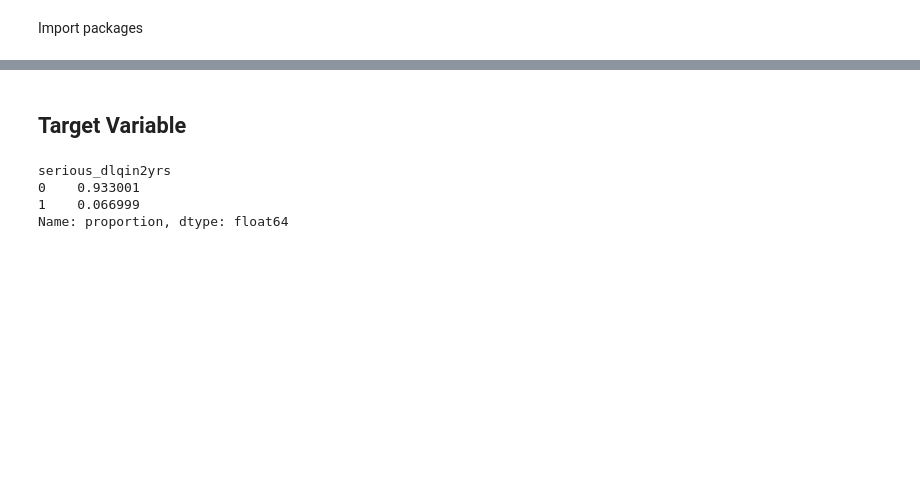
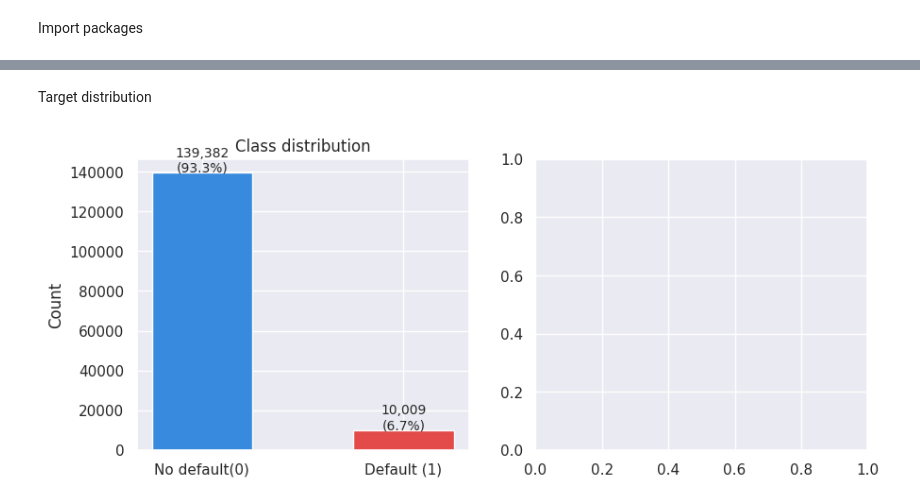
Before and after one commit to dmenezesgabriel/credit-risk-e2e, a Jupyter notebook: notebooks/01_eda.ipynb, the cells around one changed output, grey strips where cells are left out. Saved outputs shown, nothing was run; the diff lists cells and outputs as text; code cells hidden in the pictures; blank space fills up the shorter version.

```diff
--- a/notebooks/01_eda.ipynb
+++ b/notebooks/01_eda.ipynb
@@ -61 +92,6 @@ df.head()
+# %%
+df = df.drop(columns=["ingestion_date"], errors="ignore")
+
+TARGET = "serious_dlqin2yrs"
+FEATURES = [c for c in df.columns if c != TARGET]
 # %%
@@ -107,9 +108,32 @@ df.describe()
-# %% [markdown]
-## Target Variable
-# %%
-df["serious_dlqin2yrs"].value_counts(normalize=True)
-# %% [output]
-serious_dlqin2yrs
-0    0.933001
-1    0.066999
-Name: proportion, dtype: float64
+# %% [markdown]
+Target distribution
+# %%
+counts = df[TARGET].value_counts()
+
+rate = counts[1] / len(df) * 100
+
+fig, axes = plt.subplots(1, 2, figsize=(10, 4))
+
+axes[0].bar(
+    ["No default(0)", "Default (1)"],
+    counts.values,
+    color=["#378ADD", "#E24B4A"],
+    width=0.5,
+)
+axes[0].set_title("Class distribution")
+axes[0].set_ylabel("Count")
+
+label_margin_offset = 500
+
+for index, value in enumerate(counts.values):
+    axes[0].text(
+        index,
+        value + label_margin_offset,
+        f"{value:,}\n({value/len(df)*100:.1f}%)",
+        ha="center",
+        fontsize=10,
+    )
+
+plt.show()
+# %% [output]
+[figure, added]
```
Also changed, not shown: parts of 14 cells of this notebook, 6 other files.
